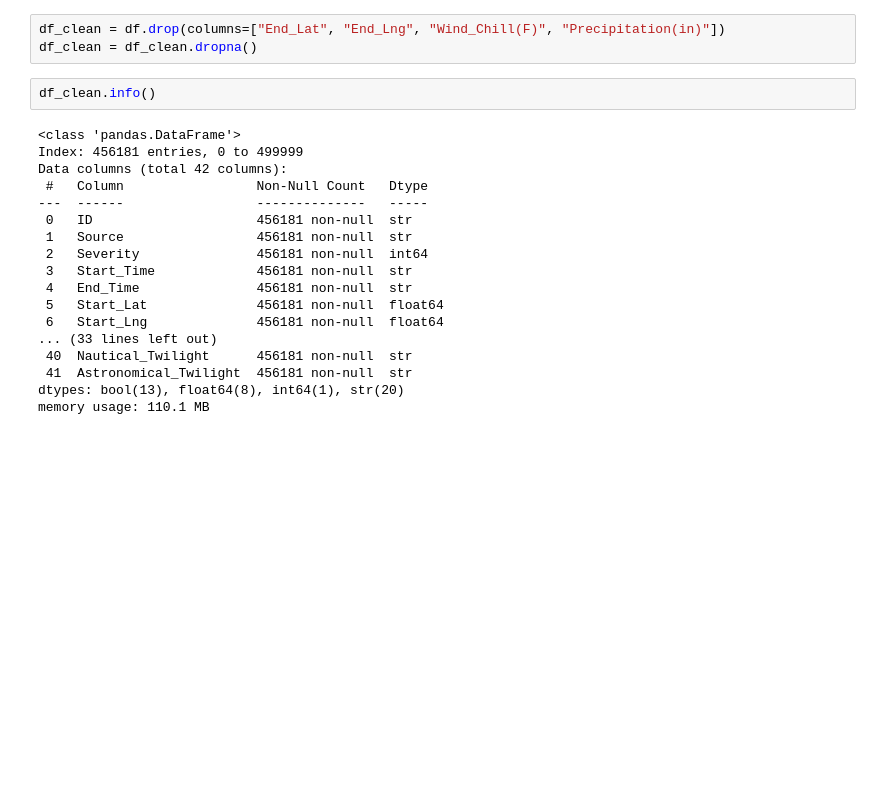
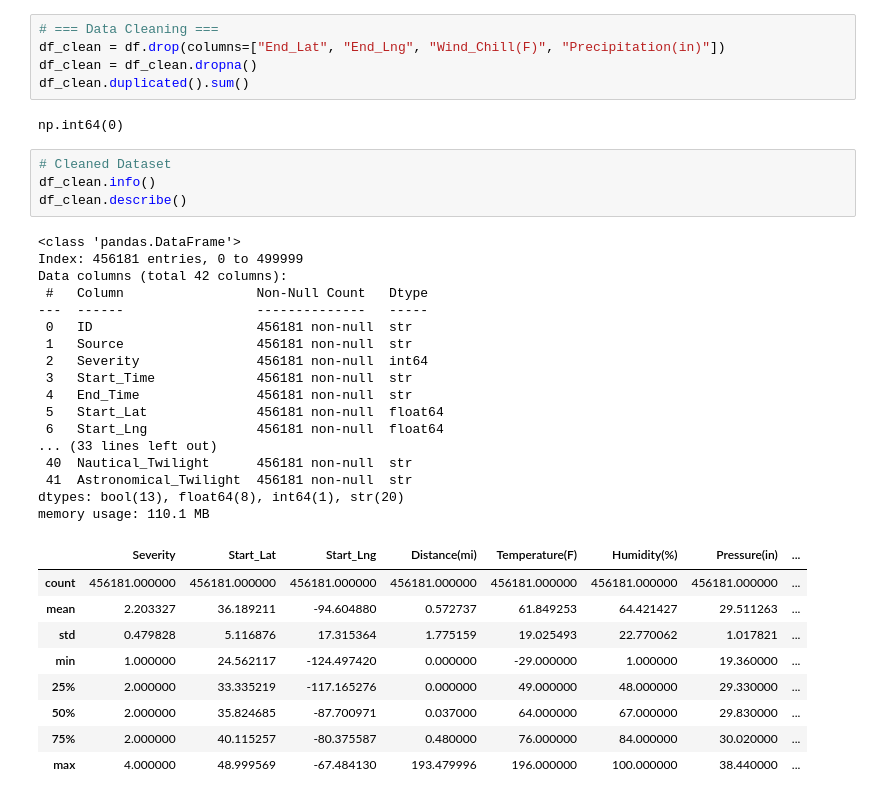
Before and after one commit to Lapis92/datathon_november, a Jupyter notebook: datathon2026.ipynb, the cells around one changed output. Saved outputs shown, nothing was run; the diff lists cells and outputs as text; blank space fills up the shorter version.

```diff
--- a/datathon2026.ipynb
+++ b/datathon2026.ipynb
@@ -9,24 +19,39 @@ df.head()
 # %%
+# === Data Cleaning ===
 df_clean = df.drop(columns=["End_Lat", "End_Lng", "Wind_Chill(F)", "Precipitation(in)"])
 df_clean = df_clean.dropna()
+df_clean.duplicated().sum()
+# %% [output]
+np.int64(0)
 # %%
+# Cleaned Dataset
 df_clean.info()
+df_clean.describe()
 # %% [output]
 <class 'pandas.DataFrame'>
 Index: 456181 entries, 0 to 499999
 Data columns (total 42 columns):
  #   Column                 Non-Null Count   Dtype
 ---  ------                 --------------   -----
  0   ID                     456181 non-null  str
  1   Source                 456181 non-null  str
  2   Severity               456181 non-null  int64
  3   Start_Time             456181 non-null  str
  4   End_Time               456181 non-null  str
  5   Start_Lat              456181 non-null  float64
  6   Start_Lng              456181 non-null  float64
 ... (33 lines left out)
  40  Nautical_Twilight      456181 non-null  str
  41  Astronomical_Twilight  456181 non-null  str
 dtypes: bool(13), float64(8), int64(1), str(20)
 memory usage: 110.1 MB
+|  | Severity | Start_Lat | Start_Lng | Distance(mi) | Temperature(F) | Humidity(%) | Pressure(in) | ... |
+| count | 456181.000000 | 456181.000000 | 456181.000000 | 456181.000000 | 456181.000000 | 456181.000000 | 456181.000000 | ... |
+| mean | 2.203327 | 36.189211 | -94.604880 | 0.572737 | 61.849253 | 64.421427 | 29.511263 | ... |
+| std | 0.479828 | 5.116876 | 17.315364 | 1.775159 | 19.025493 | 22.770062 | 1.017821 | ... |
+| min | 1.000000 | 24.562117 | -124.497420 | 0.000000 | -29.000000 | 1.000000 | 19.360000 | ... |
+| 25% | 2.000000 | 33.335219 | -117.165276 | 0.000000 | 49.000000 | 48.000000 | 29.330000 | ... |
+| 50% | 2.000000 | 35.824685 | -87.700971 | 0.037000 | 64.000000 | 67.000000 | 29.830000 | ... |
+| 75% | 2.000000 | 40.115257 | -80.375587 | 0.480000 | 76.000000 | 84.000000 | 30.020000 | ... |
+| max | 4.000000 | 48.999569 | -67.484130 | 193.479996 | 196.000000 | 100.000000 | 38.440000 | ... |
 # %%
```
Also changed, not shown: parts of 8 cells of this notebook.
